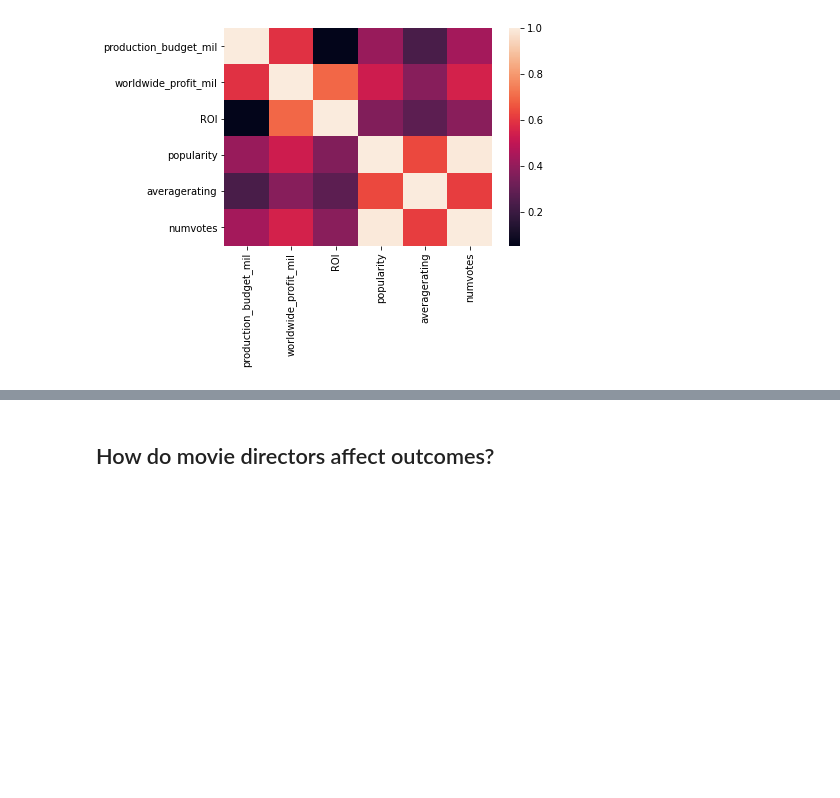
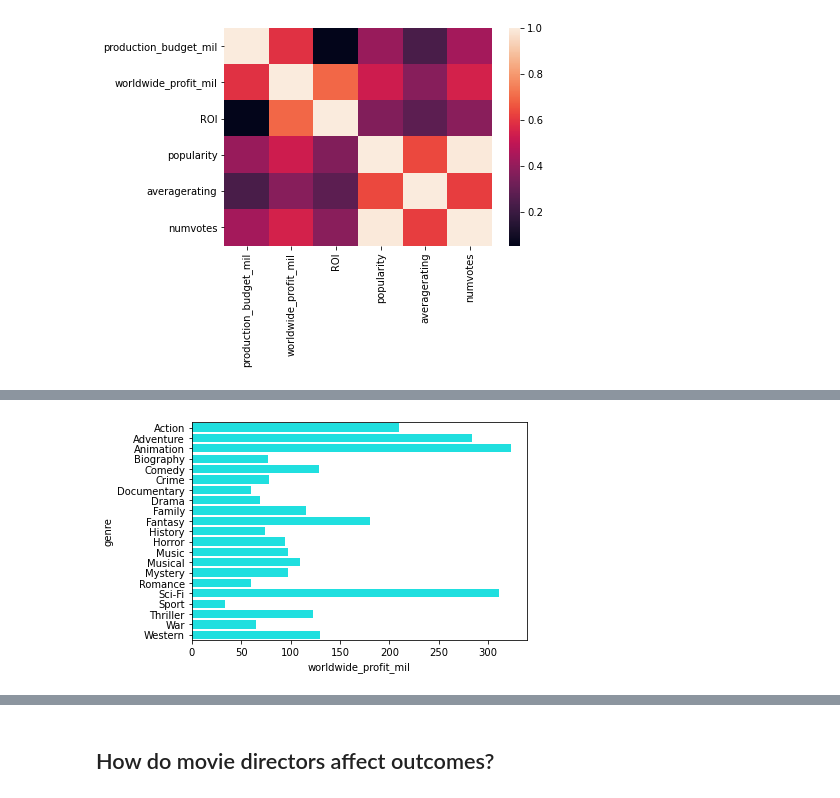
Before and after one commit to gcburgess/Xbox-to-Box-Office, a Jupyter notebook: greg-notebooks-folder/GREG_slightly_polished.ipynb, the cells around one changed output, grey strips where cells are left out. Cells and saved outputs as stored; diff of their text form; code cells hidden in the pictures; blank space fills up the shorter version.

```diff
--- a/greg-notebooks-folder/GREG_slightly_polished.ipynb
+++ b/greg-notebooks-folder/GREG_slightly_polished.ipynb
@@ -756,0 +832,6 @@ sns.heatmap(corr_budgets_ratings);
+# %%
+sns.barplot(y=competing_studio_budgets_ratings_by_genre_df.index,
+            x=competing_studio_budgets_ratings_by_genre_df['worldwide_profit_mil'],
+            color = 'cyan');
+# %% [output]
+[figure, added]
```
Also changed, not shown: parts of 12 cells of this notebook.
